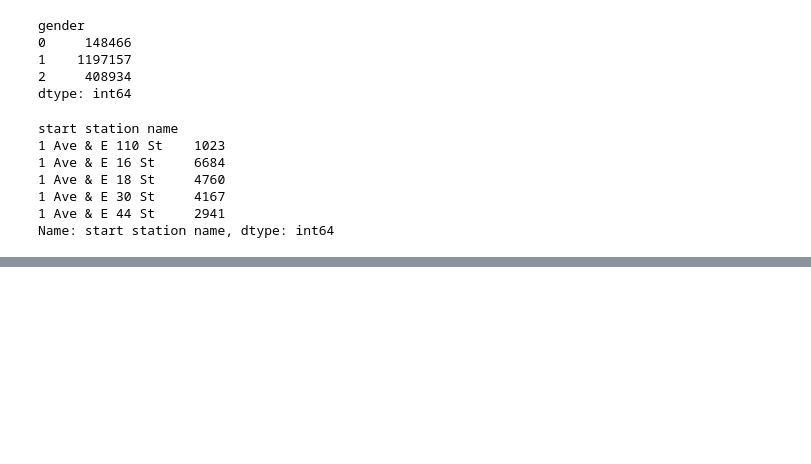
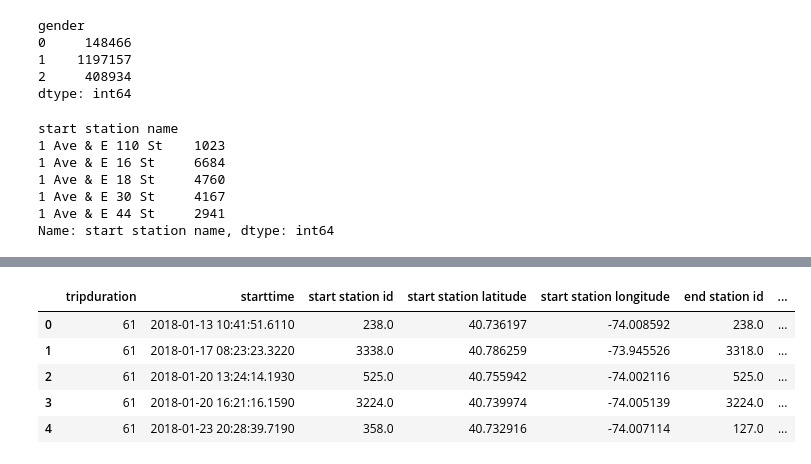
Before and after one commit to ygchan/Citibike, a Jupyter notebook: Pandas_Riding_Citibike.ipynb, the cells around one changed output, grey strips where cells are left out. Cells and saved outputs as stored; diff of their text form; code cells hidden in the pictures; blank space fills up the shorter version.

```diff
--- a/Pandas_Riding_Citibike.ipynb
+++ b/Pandas_Riding_Citibike.ipynb
@@ -292,0 +348,13 @@ Name: start station name, dtype: int64
+# %%
+# Example 11
+# Return the aggregated data without row indexes
+result = citibike.groupby(['tripduration', 'starttime'],
+                          as_index=False).median()
+result.head()
+# %% [output]
+|  | tripduration | starttime | start station id | start station latitude | start station longitude | end station id | ... |
+| 0 | 61 | 2018-01-13 10:41:51.6110 | 238.0 | 40.736197 | -74.008592 | 238.0 | ... |
+| 1 | 61 | 2018-01-17 08:23:23.3220 | 3338.0 | 40.786259 | -73.945526 | 3318.0 | ... |
+| 2 | 61 | 2018-01-20 13:24:14.1930 | 525.0 | 40.755942 | -74.002116 | 525.0 | ... |
+| 3 | 61 | 2018-01-20 16:21:16.1590 | 3224.0 | 40.739974 | -74.005139 | 3224.0 | ... |
+| 4 | 61 | 2018-01-23 20:28:39.7190 | 358.0 | 40.732916 | -74.007114 | 127.0 | ... |
```
Also changed, not shown: parts of 9 cells of this notebook.
